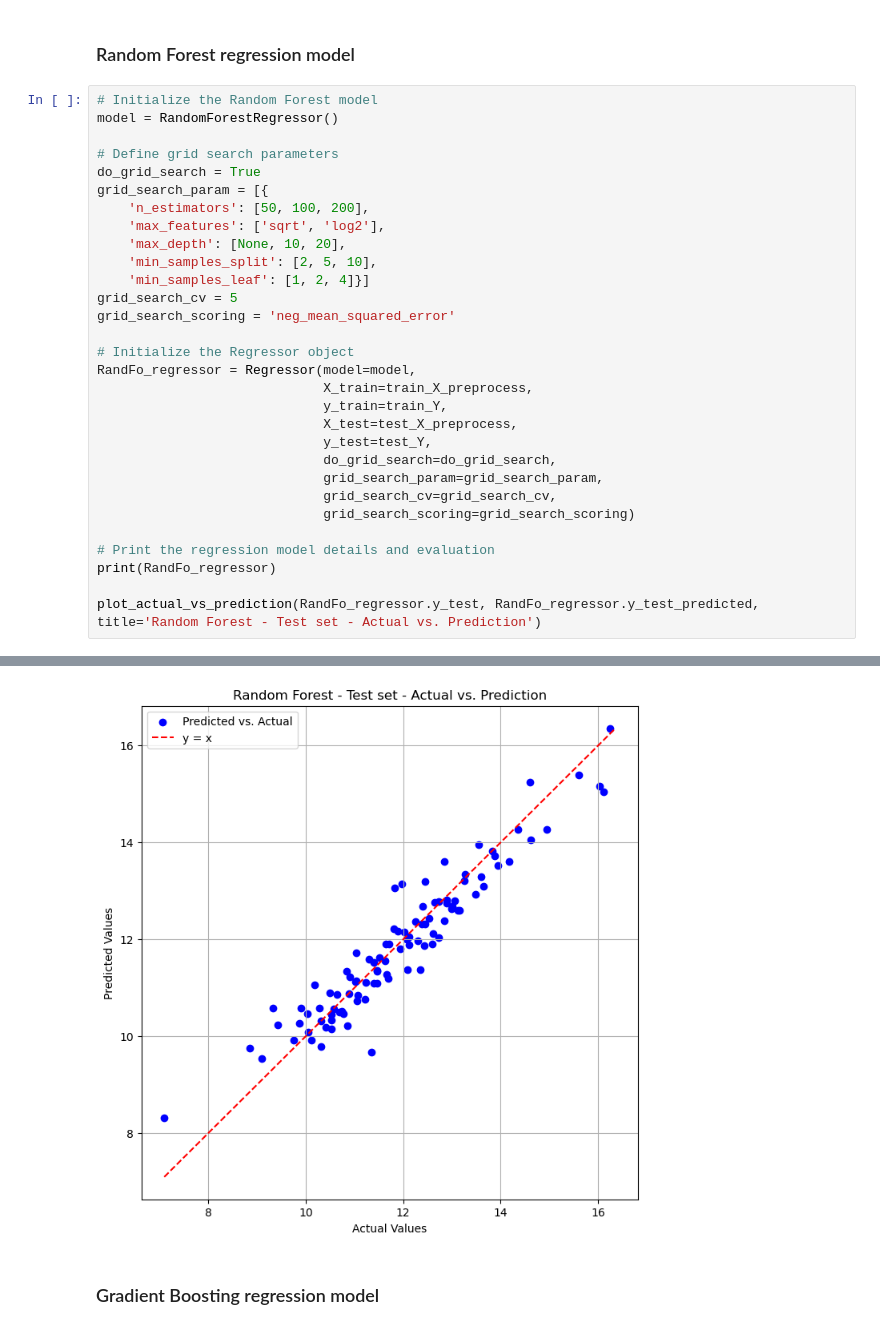
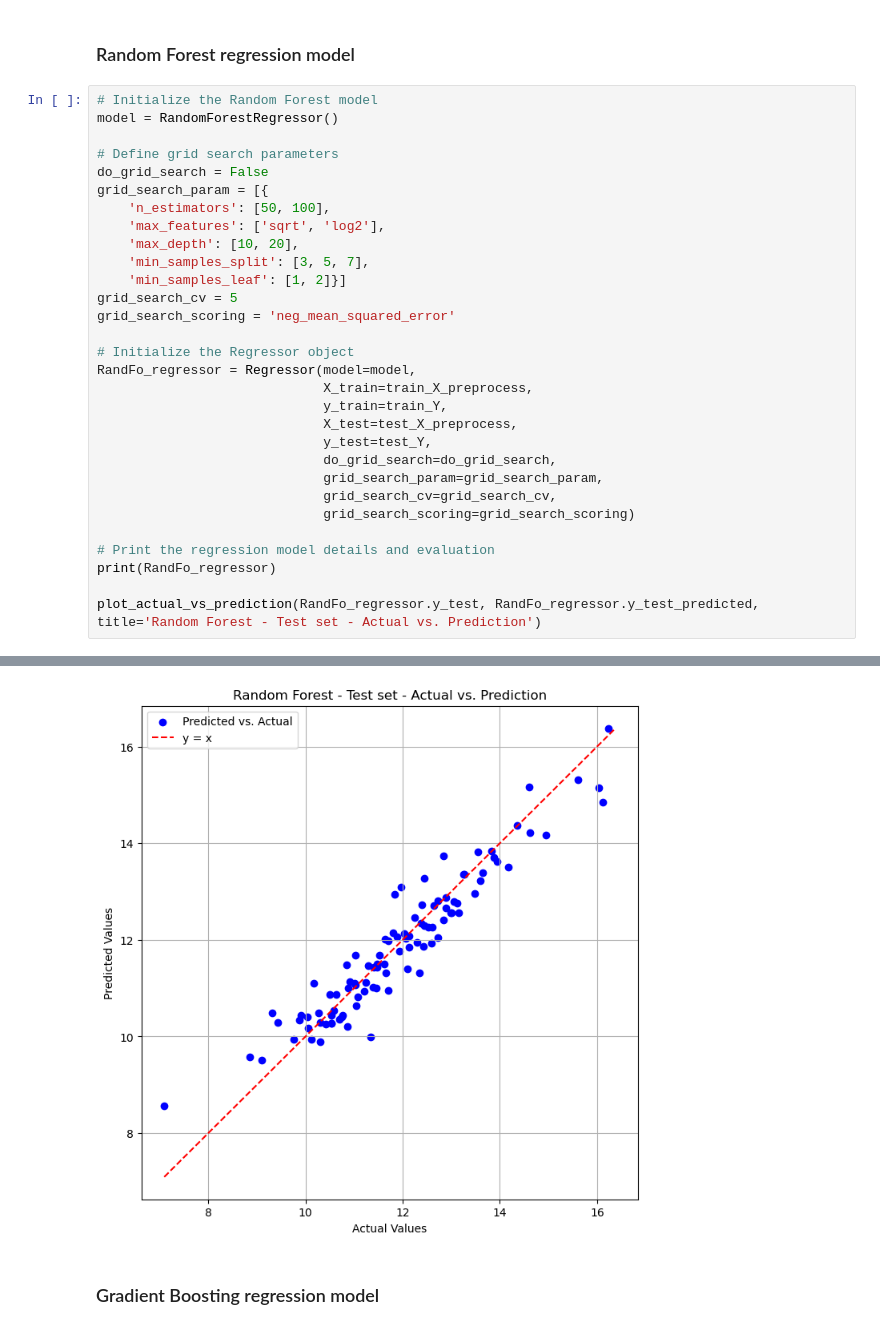
Before and after one commit to SamdGuizani/NIR-Chemometrics-Challenge-2022, a Jupyter notebook: NIR Challenge.ipynb, the cells around one changed output, grey strips where cells are left out. Cells and saved outputs as stored; diff of their text form.

```diff
--- a/NIR Challenge.ipynb
+++ b/NIR Challenge.ipynb
@@ -388,13 +388,13 @@ R² Score: 0.9765855052527883
 model = RandomForestRegressor()
 
 # Define grid search parameters
-do_grid_search = True
+do_grid_search = False
 grid_search_param = [{
-    'n_estimators': [50, 100, 200],
+    'n_estimators': [50, 100],
     'max_features': ['sqrt', 'log2'],
-    'max_depth': [None, 10, 20],
-    'min_samples_split': [2, 5, 10],
-    'min_samples_leaf': [1, 2, 4]}]
+    'max_depth': [10, 20],
+    'min_samples_split': [3, 5, 7],
+    'min_samples_leaf': [1, 2]}]
 grid_search_cv = 5
 grid_search_scoring = 'neg_mean_squared_error'
 
@@ -426,4 +426,4 @@ R² Score: 0.8999865808631256
-[figure, old version]
+[figure, new version]
 # %% [markdown]
 ### Gradient Boosting regression model
 # %%
```
Also changed, not shown: parts of 15 cells of this notebook.
